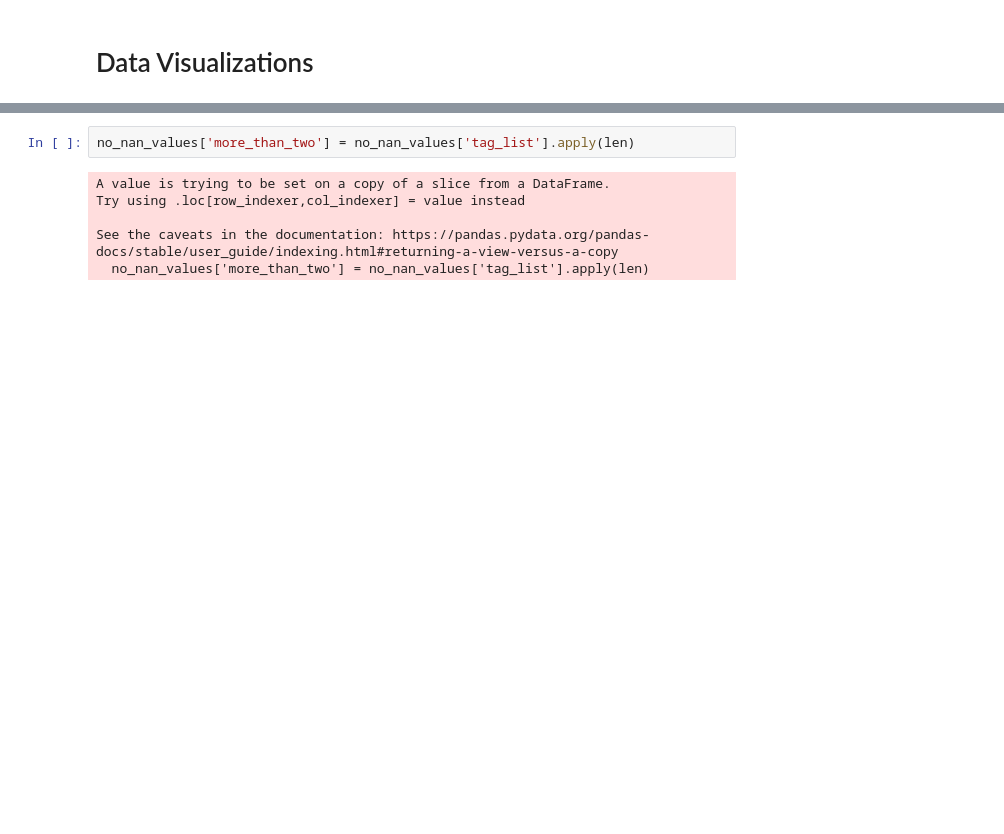
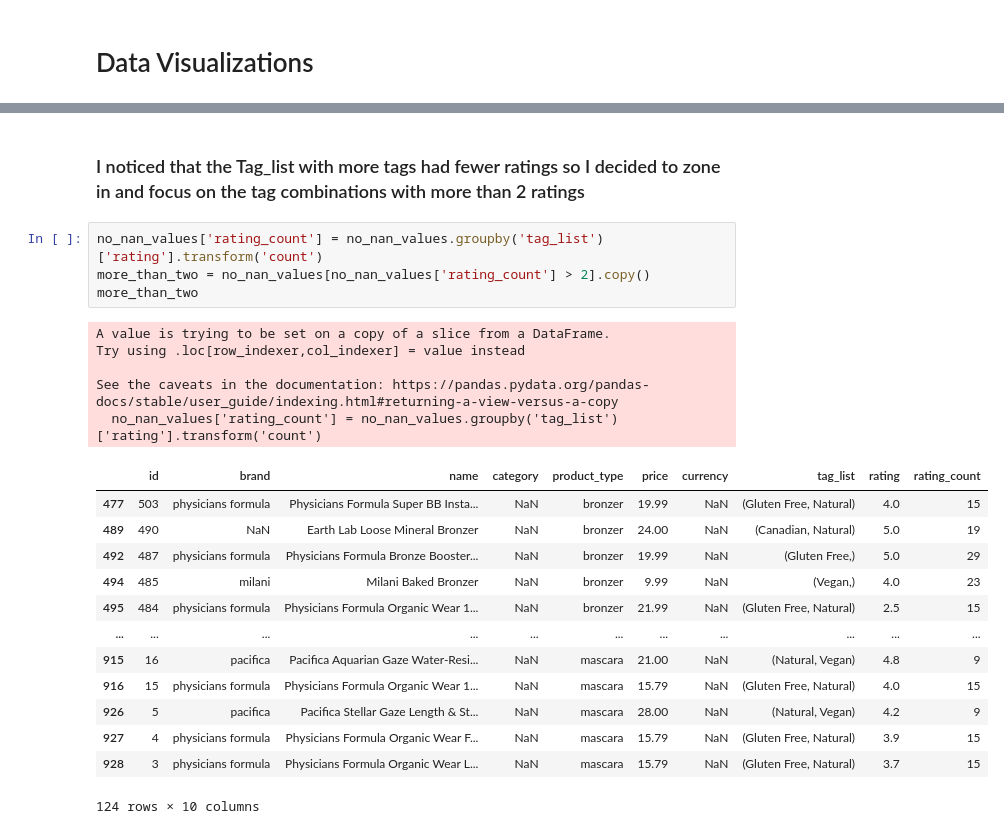
Before and after one commit to AmiJoba22/TEPP_Data_Project, a Jupyter notebook: notebooks/Sheryl_eda.ipynb, the cells around one changed output, grey strips where cells are left out. Drawn from its saved outputs; the diff is of its cells as text; blank space fills up the shorter version.

```diff
--- a/notebooks/Sheryl_eda.ipynb
+++ b/notebooks/Sheryl_eda.ipynb
@@ -182,10 +182,27 @@ Text(0.5, 1.0, 'Tag List vs Ratings Count')
+# %% [markdown]
+### I noticed that the Tag_list with more tags had fewer ratings so I decided to zone in and focus on the tag combinations with more than 2 ratings
 # %%
-no_nan_values['more_than_two'] = no_nan_values['tag_list'].apply(len)
+no_nan_values['rating_count'] = no_nan_values.groupby('tag_list')['rating'].transform('count')
+more_than_two = no_nan_values[no_nan_values['rating_count'] > 2].copy()
+more_than_two
 # %% [output]
 A value is trying to be set on a copy of a slice from a DataFrame.
 Try using .loc[row_indexer,col_indexer] = value instead
 
 See the caveats in the documentation: https://pandas.pydata.org/pandas-docs/stable/user_guide/indexing.html#returning-a-view-versus-a-copy
-  no_nan_values['more_than_two'] = no_nan_values['tag_list'].apply(len)
+  no_nan_values['rating_count'] = no_nan_values.groupby('tag_list')['rating'].transform('count')
+|  | id | brand | name | category | product_type | price | currency | tag_list | rating | rating_count |
+| 477 | 503 | physicians formula | Physicians Formula Super BB Insta... | NaN | bronzer | 19.99 | NaN | (Gluten Free, Natural) | 4.0 | 15 |
+| 489 | 490 | NaN | Earth Lab Loose Mineral Bronzer | NaN | bronzer | 24.00 | NaN | (Canadian, Natural) | 5.0 | 19 |
+| 492 | 487 | physicians formula | Physicians Formula Bronze Booster... | NaN | bronzer | 19.99 | NaN | (Gluten Free,) | 5.0 | 29 |
+| 494 | 485 | milani | Milani Baked Bronzer | NaN | bronzer | 9.99 | NaN | (Vegan,) | 4.0 | 23 |
+| 495 | 484 | physicians formula | Physicians Formula Organic Wear 1... | NaN | bronzer | 21.99 | NaN | (Gluten Free, Natural) | 2.5 | 15 |
+| ... | ... | ... | ... | ... | ... | ... | ... | ... | ... | ... |
+| 915 | 16 | pacifica | Pacifica Aquarian Gaze Water-Resi... | NaN | mascara | 21.00 | NaN | (Natural, Vegan) | 4.8 | 9 |
+| 916 | 15 | physicians formula | Physicians Formula Organic Wear 1... | NaN | mascara | 15.79 | NaN | (Gluten Free, Natural) | 4.0 | 15 |
+| 926 | 5 | pacifica | Pacifica Stellar Gaze Length & St... | NaN | mascara | 28.00 | NaN | (Natural, Vegan) | 4.2 | 9 |
+| 927 | 4 | physicians formula | Physicians Formula Organic Wear F... | NaN | mascara | 15.79 | NaN | (Gluten Free, Natural) | 3.9 | 15 |
+| 928 | 3 | physicians formula | Physicians Formula Organic Wear L... | NaN | mascara | 15.79 | NaN | (Gluten Free, Natural) | 3.7 | 15 |
+124 rows × 10 columns
 # %%
 
```
Also changed, not shown: parts of 2 cells of this notebook.
